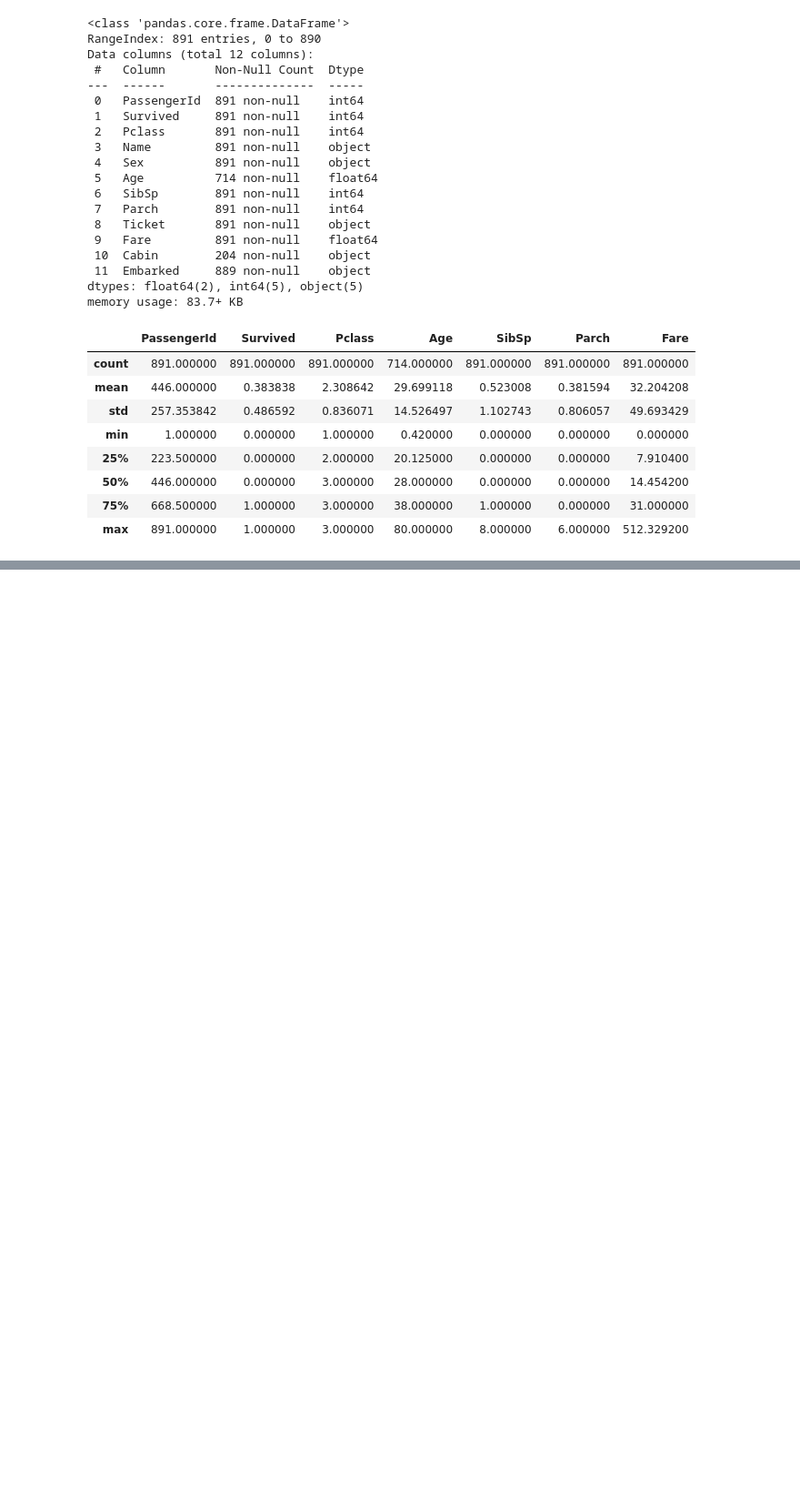
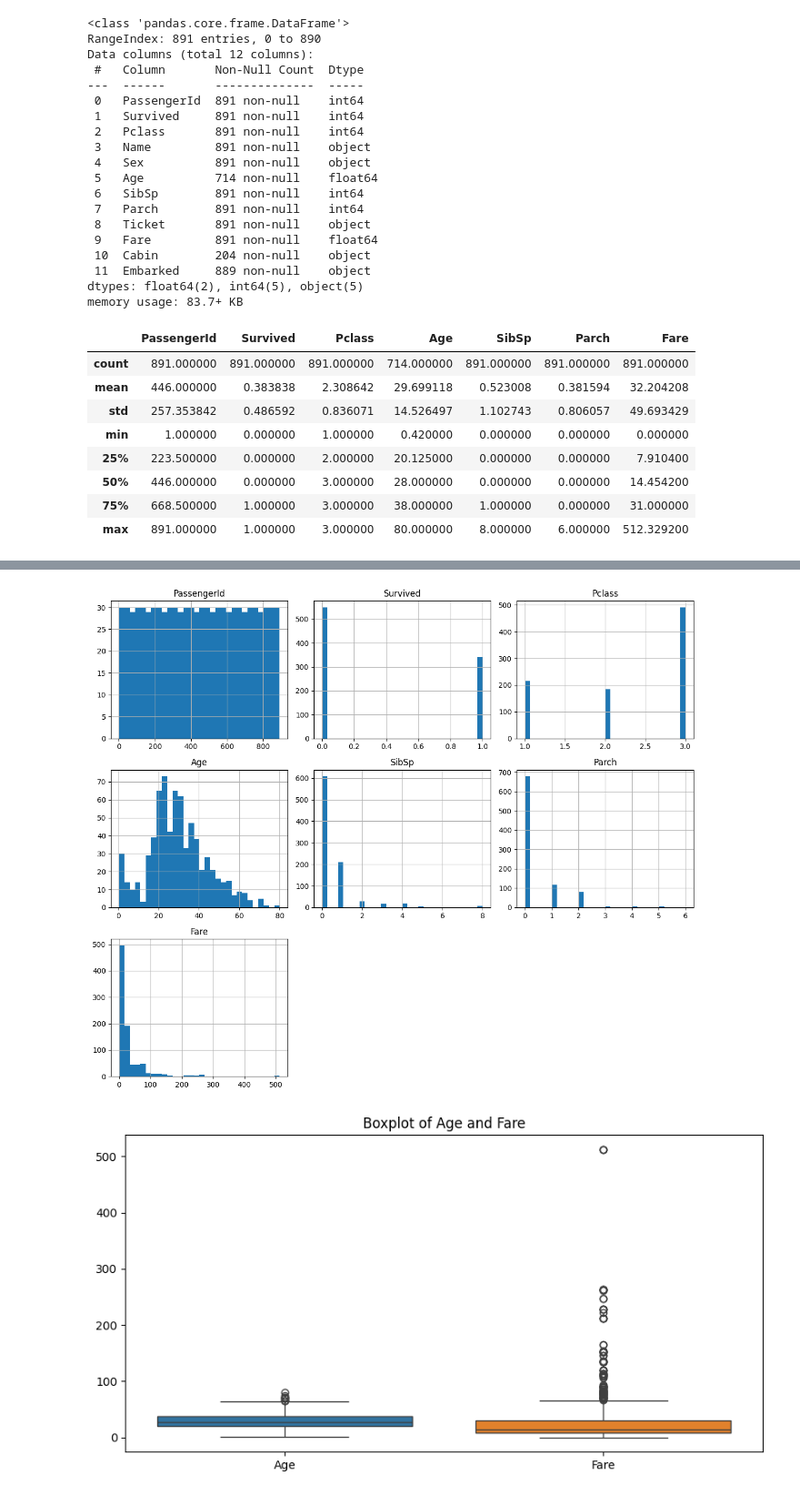
Before and after one commit to Harsimran-singh-7765/Elevate_labs_Harsimran_singh_task_2, a Jupyter notebook: main.ipynb, the cells around one changed output, grey strips where cells are left out. Shown: that part at 91% size. Cells and saved outputs as stored; diff of their text form; code cells hidden in the pictures; blank space fills up the shorter version.

Commit message:
Univariate Analysis (Histogram, Boxplot)

```diff
--- a/main.ipynb
+++ b/main.ipynb
@@ -39,0 +61,17 @@ memory usage: 83.7+ KB
+# %%
+import seaborn as sns
+import matplotlib.pyplot as plt
+
+# Histogram
+df.hist(bins=30, figsize=(12,10))
+plt.tight_layout()
+plt.show()
+
+# Boxplots
+plt.figure(figsize=(10,5))
+sns.boxplot(data=df[['Age', 'Fare']])
+plt.title("Boxplot of Age and Fare")
+plt.show()
+# %% [output]
+[figure, added]
+[figure, added]
```
Also changed, not shown: parts of 1 cell of this notebook.
